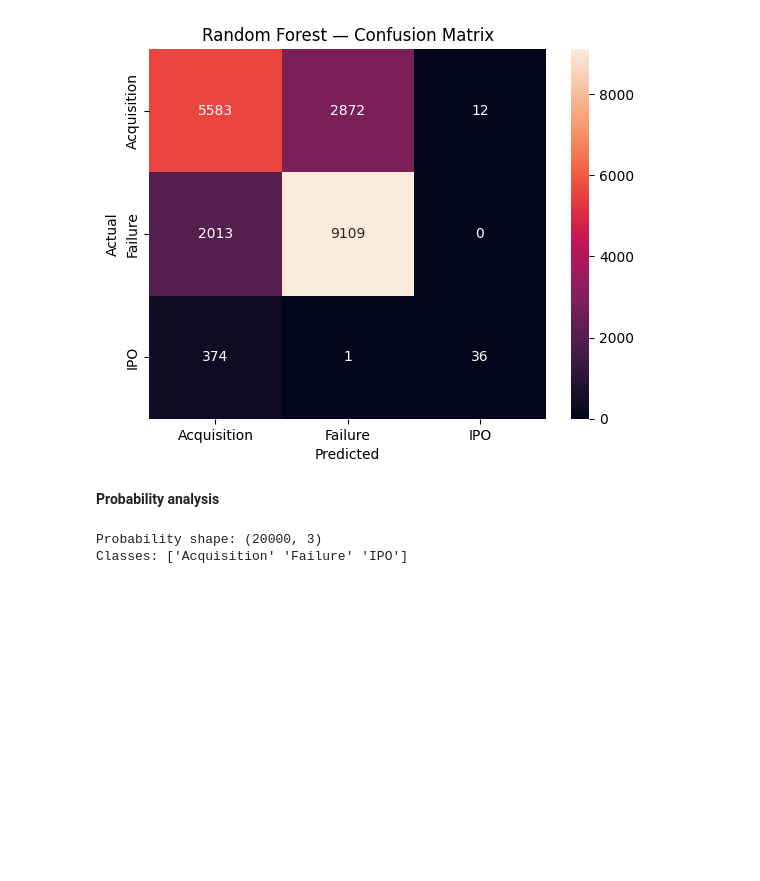
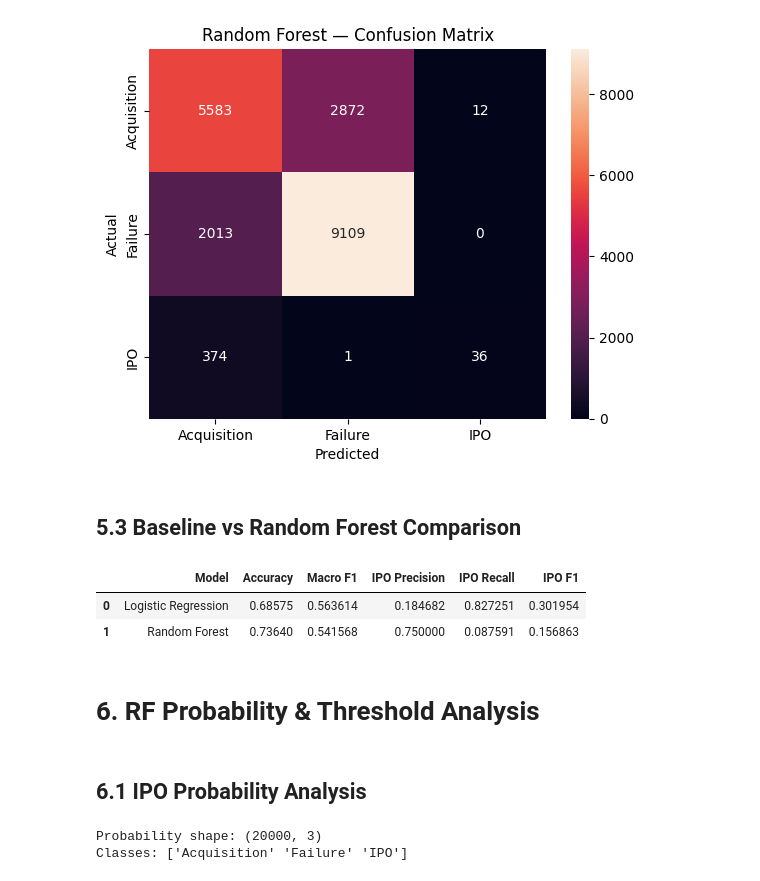
Before and after one commit to fatimahirshad/startup-success-prediction, a Jupyter notebook: startups-prediction.ipynb, the cells around one changed output. Drawn from its saved outputs; the diff is of its cells as text; code cells hidden in the pictures; blank space fills up the shorter version.

Commit message:
feat: complete ML modeling, tuning, evaluation, and final model selection

```diff
--- a/startups-prediction.ipynb
+++ b/startups-prediction.ipynb
@@ -414,8 +440,45 @@ plt.title("Random Forest — Confusion Matrix")
 plt.show()
 # %% [output]
 [figure]
-# %% [markdown]
-**Probability analysis**
+# %% [markdown]
+## 5.3 Baseline vs Random Forest Comparison
+# %%
+report_lr = classification_report(y_test, y_pred_lr, output_dict=True)
+report_rf = classification_report(y_test, y_pred_rf, output_dict=True)
+
+comparison = pd.DataFrame({
+    "Model": ["Logistic Regression", "Random Forest"],
+    "Accuracy": [
+        accuracy_score(y_test, y_pred_lr),
+        accuracy_score(y_test, y_pred_rf)
+    ],
+    "Macro F1": [
+        report_lr["macro avg"]["f1-score"],
+        report_rf["macro avg"]["f1-score"]
+    ],
+    "IPO Precision": [
+        report_lr["IPO"]["precision"],
+        report_rf["IPO"]["precision"]
+    ],
+    "IPO Recall": [
+        report_lr["IPO"]["recall"],
+        report_rf["IPO"]["recall"]
+    ],
+    "IPO F1": [
+        report_lr["IPO"]["f1-score"],
+        report_rf["IPO"]["f1-score"]
+    ]
+})
+
+display(comparison)
+# %% [output]
+|  | Model | Accuracy | Macro F1 | IPO Precision | IPO Recall | IPO F1 |
+| 0 | Logistic Regression | 0.68575 | 0.563614 | 0.184682 | 0.827251 | 0.301954 |
+| 1 | Random Forest | 0.73640 | 0.541568 | 0.750000 | 0.087591 | 0.156863 |
+# %% [markdown]
+# 6. RF Probability & Threshold Analysis
+# %% [markdown]
+## 6.1 IPO Probability Analysis
 # %%
 # Probability analysis
 
```
Also changed, not shown: parts of 25 cells of this notebook.
